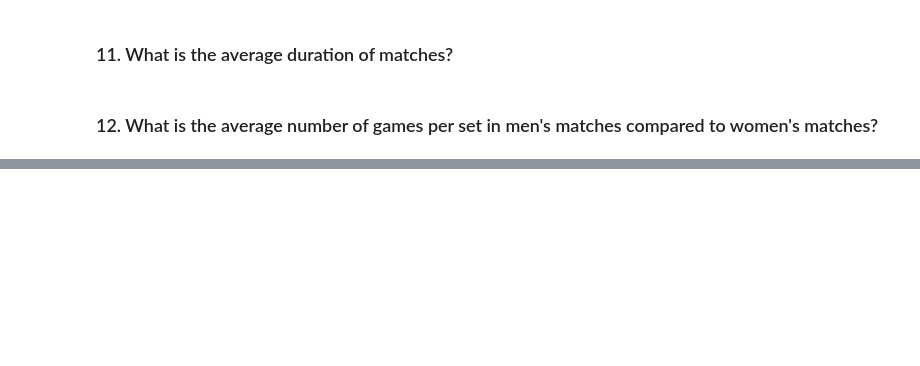
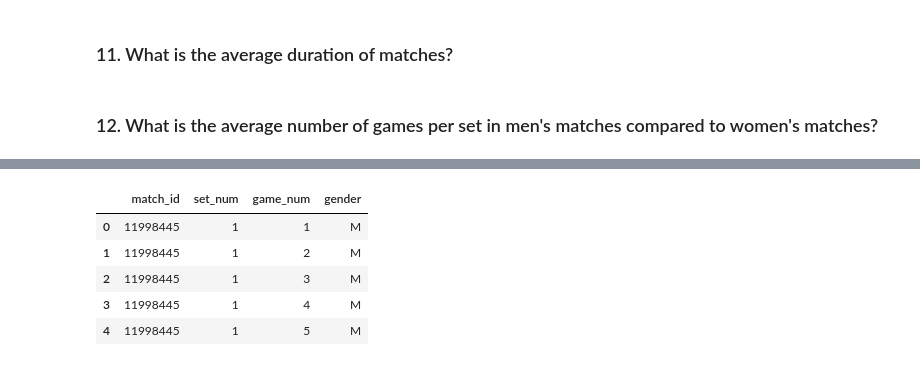
Before and after one commit to ParsaDEV15/Tennis-Project, a Jupyter notebook: notebooks/parsa_analysis_8_12.ipynb, the cells around one changed output, grey strips where cells are left out. Cells and saved outputs as stored; diff of their text form; code cells hidden in the pictures; blank space fills up the shorter version.

```diff
--- a/notebooks/parsa_analysis_8_12.ipynb
+++ b/notebooks/parsa_analysis_8_12.ipynb
@@ -212,3 +202,8 @@ NameError: name 'match_home_df' is not defined
 # %% [markdown]
 <h3>12. What is the average number of games per set in men's matches compared to women's
 matches? </h3>
+# %%
+columns_to_select = ['match_id', 'gender']
+power_df = pd.read_parquet('../data/raw/parquets/tennis_power_power.parquet', columns=['match_id', 'set_num', 'game_num'])
+match_away_df = pd.read_parquet('../data/raw/parquets/match_away_team.parquet', columns=columns_to_select)
+match_home_df = pd.read_parquet('../data/raw/parquets/match_home_team.parquet', columns=columns_to_select)
@@ -214,0 +246,10 @@ matches? </h3>
+# %%
+power_concat_merged_df = pd.merge(power_df, home_away_concat_df, on='match_id', how="inner")
+power_concat_merged_df.head()
+# %% [output]
+|  | match_id | set_num | game_num | gender |
+| 0 | 11998445 | 1 | 1 | M |
+| 1 | 11998445 | 1 | 2 | M |
+| 2 | 11998445 | 1 | 3 | M |
+| 3 | 11998445 | 1 | 4 | M |
+| 4 | 11998445 | 1 | 5 | M |
```
Also changed, not shown: parts of 19 cells of this notebook.
